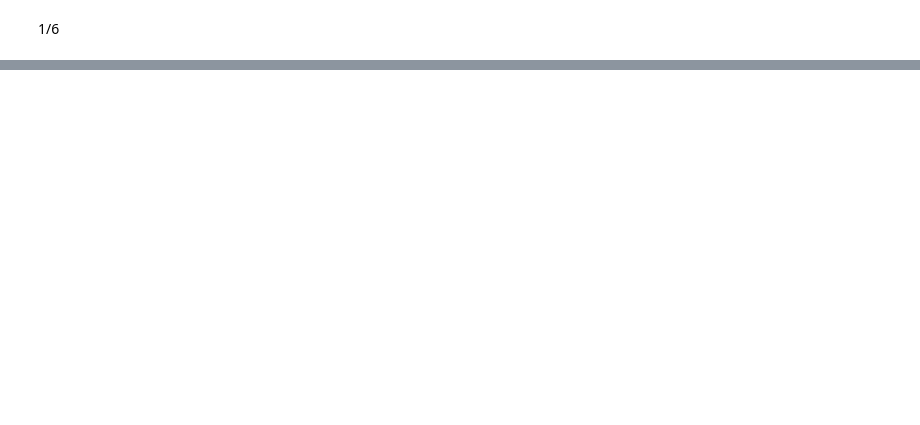
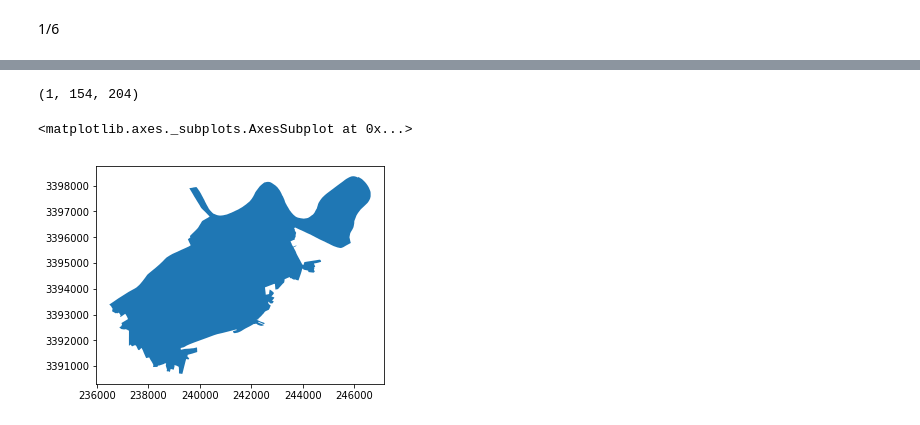
Before and after one commit to yjx4131/LCM_Pattern_Cluster, a Jupyter notebook: LCM_Pattern/Untitled4.ipynb, the cells around one changed output, grey strips where cells are left out. Drawn from its saved outputs; the diff is of its cells as text; code cells hidden in the pictures; blank space fills up the shorter version.

```diff
--- a/LCM_Pattern/Untitled4.ipynb
+++ b/LCM_Pattern/Untitled4.ipynb
@@ -1699,0 +1104,2 @@ array([nan, nan,  1.,  1.,  2.,  2.,  1.,  1.,  2.,  2.,  1.,  1., nan,
+# %%
+clipShape = gpd.GeoDataFrame({'geometry': gpdFc.iloc[1].geometry}, index=[1], crs=rasterFile.crs.data)
@@ -1699,0 +1108,9 @@ array([nan, nan,  1.,  1.,  2.,  2.,  1.,  1.,  2.,  2.,  1.,  1., nan,
+# %%
+def maskRaster(rasterFile,GeoDf):
+	GeoDf = GeoDf.to_crs(crs=rasterFile.crs.data)
+	coords = getFeatures(GeoDf)
+	out_img, out_transform = mask(raster=rasterFile, shapes=coords, crop=True)
+	out_meta = rasterFile.meta.copy()
+	epsg_code = int(rasterFile.crs.data['init'][5:])
+	#out_meta.update({"driver": "GTiff","height": out_img.shape[1],"width": out_img.shape[2],"transform": out_transform,"crs": pycrs.parser.from_epsg_code(epsg_code).to_proj4()})
+	return out_img
@@ -1699,0 +1156,31 @@ array([nan, nan,  1.,  1.,  2.,  2.,  1.,  1.,  2.,  2.,  1.,  1., nan,
+# %%
+import rasterio
+from rasterio.mask import mask
+from shapely.geometry import box
+import geopandas as gpd
+from fiona.crs import from_epsg
+import pycrs
+
+
+def getFeatures(gdf):
+    """Function to parse features from GeoDataFrame in such a manner that rasterio wants them"""
+    import json
+    return [json.loads(gdf.to_json())['features'][0]['geometry']]
+
+def maskRaster(rasterFile,GeoDf):
+	GeoDf = GeoDf.to_crs(crs=rasterFile.crs.data)
+	coords = getFeatures(GeoDf)
+	out_img, out_transform = mask(raster=rasterFile, shapes=coords, crop=True)
+	out_meta = rasterFile.meta.copy()
+	epsg_code = int(rasterFile.crs.data['init'][5:])
+	#out_meta.update({"driver": "GTiff","height": out_img.shape[1],"width": out_img.shape[2],"transform": out_transform,"crs": pycrs.parser.from_epsg_code(epsg_code).to_proj4()})
+	return out_img
+
+if __name__ == '__main__':
+	landmap = r"C:\Users\jyang71\Desktop\Datasets\DLTB\DLTB1996_WH_Erase_Merge_UGB_Dis.tif"
+	rasterFile = rasterio.open(landmap)
+	clipFc = r"C:\Users\jyang71\Desktop\Datasets\WH_XZQ_Project.shp"
+	gpdFc = gpd.read_file(clipFc)
+	length = gpdFc.shape[0]
+	clipShape = gpd.GeoDataFrame({'geometry': gpdFc.iloc[1].geometry}, index=[1], crs=rasterFile.crs.data)
+	clipedImgArr = maskRaster(rasterFile,clipShape)
@@ -1699,0 +1207,9 @@ array([nan, nan,  1.,  1.,  2.,  2.,  1.,  1.,  2.,  2.,  1.,  1., nan,
+# %%
+clipedImgArr.shape
+# %% [output]
+(1, 154, 204)
+# %%
+clipShape.plot()
+# %% [output]
+<matplotlib.axes._subplots.AxesSubplot at 0x...>
+[figure, added]
```
Also changed, not shown: parts of 229 cells of this notebook, 3 other files.
